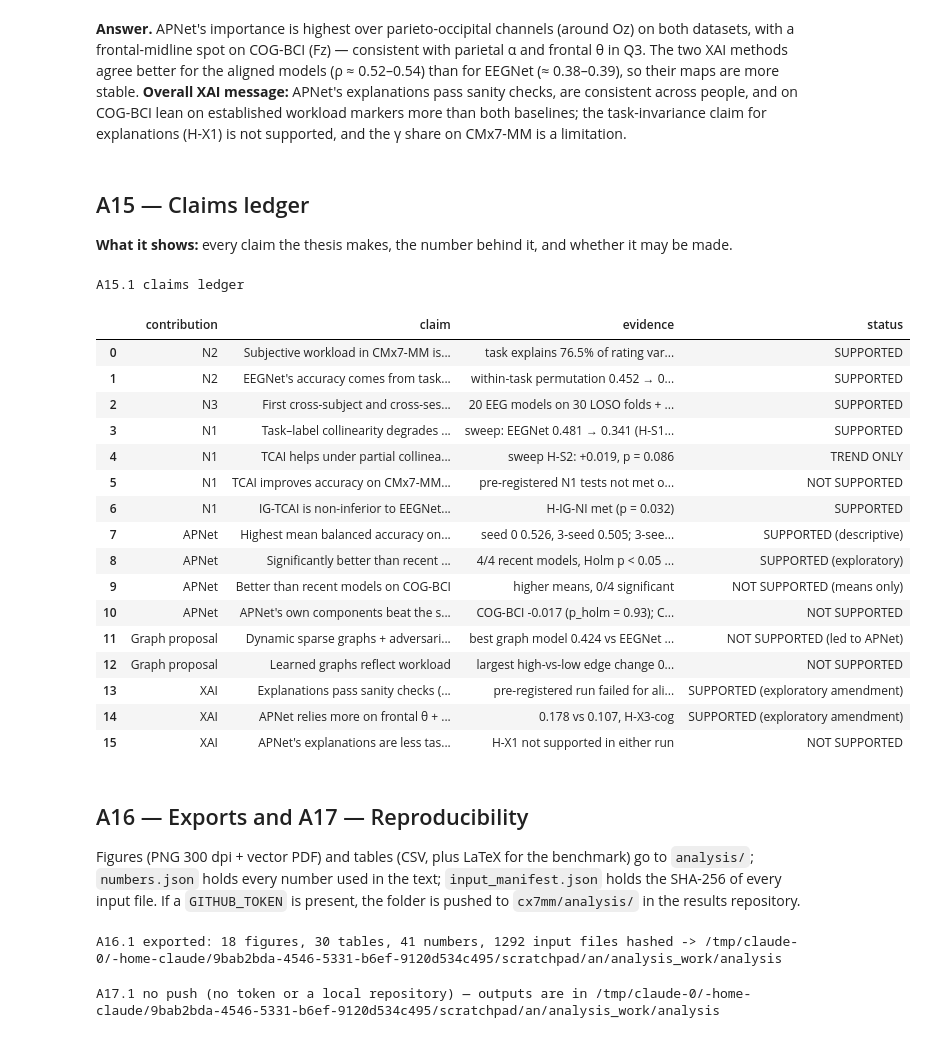
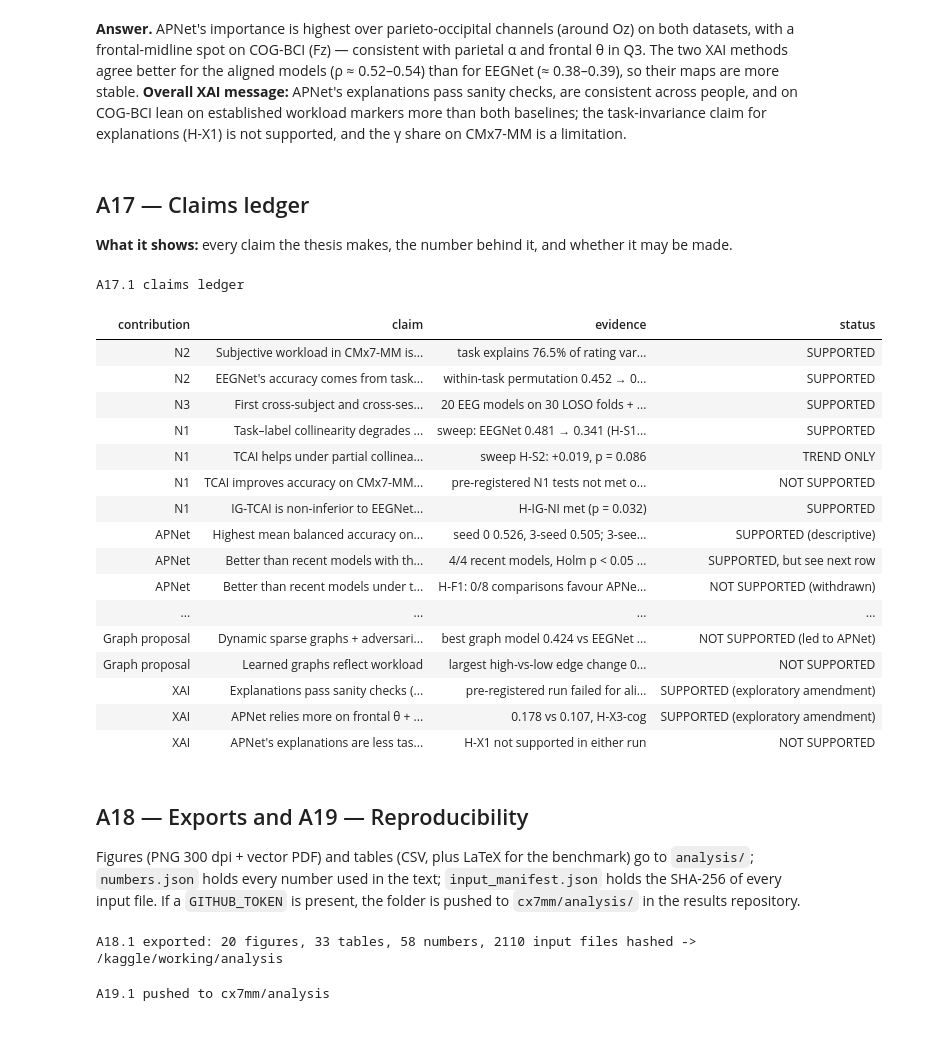
Before and after one commit to alampranto17/Thesis-project, a Jupyter notebook: cx7mm/notebook/CMx7_SI_DyGraph_ANALYSIS_with_outputs.ipynb, the cells around one changed output. Drawn from its saved outputs; the diff is of its cells as text; code cells hidden in the pictures.

Commit message:
cx7mm/notebook: updated final analysis notebook (A8 fair comparison, A9 external validation)

```diff
--- a/cx7mm/notebook/CMx7_SI_DyGraph_ANALYSIS_with_outputs.ipynb
+++ b/cx7mm/notebook/CMx7_SI_DyGraph_ANALYSIS_with_outputs.ipynb
@@ -81,7 +83,7 @@ MANIFEST = {}
 
 
 def inp(rel):
-    """Path of an input file inside cx7mm/; records its SHA-256 for the reproducibility manifest (A17)."""
+    """Path of an input file inside cx7mm/; records its SHA-256 for the reproducibility manifest (A19)."""
     p = os.path.join(ROOT, rel)
     assert os.path.exists(p), f"input missing: {rel}"
     if rel not in MANIFEST:
@@ -1538,62 +1698,65 @@ than for EEGNet (≈ 0.38–0.39), so their maps are more stable. **Overall XAI
 consistent across people, and on COG-BCI lean on established workload markers more than both baselines; the task-invariance claim for
 explanations (H-X1) is not supported, and the γ share on CMx7-MM is a limitation.
 # %% [markdown]
-## A15 — Claims ledger
+## A17 — Claims ledger
 **What it shows:** every claim the thesis makes, the number behind it, and whether it may be made.
 # %%
-# --- A15.1 Claims ledger (numbers computed above) ---
+# --- A17.1 Claims ledger (numbers computed above) ---
 D6T = read_csv("final/dev/d6_tests.csv")
 
 
 def s5(ds, ap, vs, col):
     return S5[(S5.dataset == DS_NAME[ds]) & (S5.APNet == ap) & (S5.vs == vs)][col].iloc[0]
 
 
 LEDGER = pd.DataFrame([
     ("N2", "Subjective workload in CMx7-MM is largely task identity", f"task explains {NUM['cmx7|rating_r2_task']:.1%} of rating variance; task-only lookup {NUM['cmx7|task_only']:.3f} > every EEG model", "SUPPORTED"),
     ("N2", "EEGNet's accuracy comes from task-level structure", f"within-task permutation {NUM['cmx7|perm_eegnet_true']} → {NUM['cmx7|perm_eegnet_perm']} (p = 0.99)", "SUPPORTED"),
     ("N3", "First cross-subject and cross-session benchmark on CMx7-MM", f"{FOLD['cmx7'].shape[1] - 1} EEG models on 30 LOSO folds + cross-session + COG-BCI", "SUPPORTED"),
     ("N1", "Task–label collinearity degrades cross-subject decoding", f"sweep: EEGNet {NUM['sweep|eegnet_L0']:.3f} → {NUM['sweep|eegnet_L2']:.3f} (H-S1, p = 0.001)", "SUPPORTED"),
     ("N1", "TCAI helps under partial collinearity", "sweep H-S2: +0.019, p = 0.086", "TREND ONLY"),
     ("N1", "TCAI improves accuracy on CMx7-MM / COG-BCI", "pre-registered N1 tests not met on either dataset", "NOT SUPPORTED"),
     ("N1", "IG-TCAI is non-inferior to EEGNet on CMx7-MM", "H-IG-NI met (p = 0.032)", "SUPPORTED"),
     ("APNet", "Highest mean balanced accuracy on CMx7-MM", f"seed 0 {NUM['cmx7|APNet (proposed) · seed 0|mean']:.3f}, 3-seed {NUM['cmx7|APNet (proposed) · 3-seed|mean']:.3f}; 3-seed ranks {NUM['cmx7|apnet3_rank_vs_others']} among all other models", "SUPPORTED (descriptive)"),
-    ("APNet", "Significantly better than recent models on CMx7-MM", f"{NUM['cmx7|apnet_beats_recent_significant']}/4 recent models, Holm p < 0.05 (post-hoc)", "SUPPORTED (exploratory)"),
-    ("APNet", "Better than recent models on COG-BCI", f"higher means, {NUM['cog|apnet_beats_recent_significant']}/4 significant", "NOT SUPPORTED (means only)"),
-    ("APNet", "APNet's own components beat the same pipeline without them", "; ".join(f"{DS_NAME[r.dataset]} {r.mean_diff:+.3f} (p_holm = {r.p_holm:.2f})" for _, r in D6T[D6T.test == "H-V4"].iterrows()), "NOT SUPPORTED"),
+    ("APNet", "Better than recent models with their default training (CMx7-MM)", f"{NUM['cmx7|apnet_beats_recent_significant']}/4 recent models, Holm p < 0.05 (post-hoc)", "SUPPORTED, but see next row"),
+    ("APNet", "Better than recent models under the SAME protocol (CMx7-MM, COG-BCI)", f"H-F1: {NUM['fair|hf1_significant_apnet_better']}/8 comparisons favour APNet, {NUM['fair|hf1_significant_recent_better']}/8 favour a recent model (EEG-Conformer, COG-BCI)", "NOT SUPPORTED (withdrawn)"),
+    ("Protocol", "EA + AdaBN + SWA + score centring improves other architectures too", "H-F2: ShallowConvNet +0.13 / +0.09, EEG-Conformer +0.11 / +0.06 (CMx7-MM / COG-BCI)", "SUPPORTED (descriptive)"),
+    ("APNet", "The locked recipe beats EEGNet on an unseen dataset (CONFIRMATORY)", f"Shin 2018: {NUM['shin|apnet']:.3f} vs {NUM['shin|eegnet']:.3f}, {NUM['shin|apnet_wins_vs_eegnet']}/26 participants, p = {NUM['shin|he1_p']:.1e} (H-E1)", "SUPPORTED (pre-registered)"),
+    ("APNet", "3.6k-parameter APNet matches much larger recent models on the unseen dataset", f"highest mean (rank {NUM['shin|rank_apnet']}); better than CBraMod probe and fine-tuned (Holm p < 0.05); not different from ShallowConvNet, EEG-Conformer (H-E3)", "SUPPORTED (pre-registered)"),
+    ("APNet", "APNet's own components beat the same pipeline without them", "; ".join(f"{DS_NAME[r.dataset]} {r.mean_diff:+.3f} (p_holm = {r.p_holm:.2f})" for _, r in D6T[D6T.test == "H-V4"].iterrows()) + "; Shin H-E4 −0.005 (p = 0.46)", "NOT SUPPORTED"),
     ("Graph proposal", "Dynamic sparse graphs + adversaries improve on a compact CNN", f"best graph model {NUM['dev|graph_best_cmx7']:.3f} vs EEGNet {NUM['dev|eegnet_cmx7']:.3f} (same run); full proposals near chance", "NOT SUPPORTED (led to APNet)"),
     ("Graph proposal", "Learned graphs reflect workload", f"largest high-vs-low edge change {NUM['dev|graph_max_workload_delta']:.4f}; features identify the person (probe {NUM['dev|person_probe_v2']:.2f})", "NOT SUPPORTED"),
     ("XAI", "Explanations pass sanity checks (randomisation + deletion)", "pre-registered run failed for aligned models; amendment passes for APNet on both datasets", "SUPPORTED (exploratory amendment)"),
     ("XAI", "APNet relies more on frontal θ + parietal α than EEGNet (COG-BCI)", f"{NUM['xai|cog_marker_apnet']:.3f} vs {NUM['xai|cog_marker_eegnet']:.3f}, H-X3-cog", "SUPPORTED (exploratory amendment)"),
     ("XAI", "APNet's explanations are less task-specific", "H-X1 not supported in either run", "NOT SUPPORTED"),
 ], columns=["contribution", "claim", "evidence", "status"])
-table(LEDGER, "a15_claims_ledger", "A15.1 claims ledger")
+table(LEDGER, "a17_claims_ledger", "A17.1 claims ledger")
 # %% [output]
-A15.1 claims ledger
+A17.1 claims ledger
-|  | contribution | claim | evidence | status |
-| 0 | N2 | Subjective workload in CMx7-MM is... | task explains 76.5% of rating var... | SUPPORTED |
-| 1 | N2 | EEGNet's accuracy comes from task... | within-task permutation 0.452 → 0... | SUPPORTED |
-| 2 | N3 | First cross-subject and cross-ses... | 20 EEG models on 30 LOSO folds + ... | SUPPORTED |
-| 3 | N1 | Task–label collinearity degrades ... | sweep: EEGNet 0.481 → 0.341 (H-S1... | SUPPORTED |
-| 4 | N1 | TCAI helps under partial collinea... | sweep H-S2: +0.019, p = 0.086 | TREND ONLY |
-| 5 | N1 | TCAI improves accuracy on CMx7-MM... | pre-registered N1 tests not met o... | NOT SUPPORTED |
-| 6 | N1 | IG-TCAI is non-inferior to EEGNet... | H-IG-NI met (p = 0.032) | SUPPORTED |
-| 7 | APNet | Highest mean balanced accuracy on... | seed 0 0.526, 3-seed 0.505; 3-see... | SUPPORTED (descriptive) |
-| 8 | APNet | Significantly better than recent ... | 4/4 recent models, Holm p < 0.05 ... | SUPPORTED (exploratory) |
-| 9 | APNet | Better than recent models on COG-BCI | higher means, 0/4 significant | NOT SUPPORTED (means only) |
-| 10 | APNet | APNet's own components beat the s... | COG-BCI -0.017 (p_holm = 0.93); C... | NOT SUPPORTED |
-| 11 | Graph proposal | Dynamic sparse graphs + adversari... | best graph model 0.424 vs EEGNet ... | NOT SUPPORTED (led to APNet) |
-| 12 | Graph proposal | Learned graphs reflect workload | largest high-vs-low edge change 0... | NOT SUPPORTED |
-| 13 | XAI | Explanations pass sanity checks (... | pre-registered run failed for ali... | SUPPORTED (exploratory amendment) |
-| 14 | XAI | APNet relies more on frontal θ + ... | 0.178 vs 0.107, H-X3-cog | SUPPORTED (exploratory amendment) |
-| 15 | XAI | APNet's explanations are less tas... | H-X1 not supported in either run | NOT SUPPORTED |
+| contribution | claim | evidence | status |
+| N2 | Subjective workload in CMx7-MM is... | task explains 76.5% of rating var... | SUPPORTED |
+| N2 | EEGNet's accuracy comes from task... | within-task permutation 0.452 → 0... | SUPPORTED |
+| N3 | First cross-subject and cross-ses... | 20 EEG models on 30 LOSO folds + ... | SUPPORTED |
+| N1 | Task–label collinearity degrades ... | sweep: EEGNet 0.481 → 0.341 (H-S1... | SUPPORTED |
+| N1 | TCAI helps under partial collinea... | sweep H-S2: +0.019, p = 0.086 | TREND ONLY |
+| N1 | TCAI improves accuracy on CMx7-MM... | pre-registered N1 tests not met o... | NOT SUPPORTED |
+| N1 | IG-TCAI is non-inferior to EEGNet... | H-IG-NI met (p = 0.032) | SUPPORTED |
+| APNet | Highest mean balanced accuracy on... | seed 0 0.526, 3-seed 0.505; 3-see... | SUPPORTED (descriptive) |
+| APNet | Better than recent models with th... | 4/4 recent models, Holm p < 0.05 ... | SUPPORTED, but see next row |
+| APNet | Better than recent models under t... | H-F1: 0/8 comparisons favour APNe... | NOT SUPPORTED (withdrawn) |
+| ... | ... | ... | ... |
+| Graph proposal | Dynamic sparse graphs + adversari... | best graph model 0.424 vs EEGNet ... | NOT SUPPORTED (led to APNet) |
+| Graph proposal | Learned graphs reflect workload | largest high-vs-low edge change 0... | NOT SUPPORTED |
+| XAI | Explanations pass sanity checks (... | pre-registered run failed for ali... | SUPPORTED (exploratory amendment) |
+| XAI | APNet relies more on frontal θ + ... | 0.178 vs 0.107, H-X3-cog | SUPPORTED (exploratory amendment) |
+| XAI | APNet's explanations are less tas... | H-X1 not supported in either run | NOT SUPPORTED |
 # %% [markdown]
-## A16 — Exports and A17 — Reproducibility
+## A18 — Exports and A19 — Reproducibility
 Figures (PNG 300 dpi + vector PDF) and tables (CSV, plus LaTeX for the benchmark) go to `analysis/`; `numbers.json` holds every number
 used in the text; `input_manifest.json` holds the SHA-256 of every input file. If a `GITHUB_TOKEN` is present, the folder is pushed to
 `cx7mm/analysis/` in the results repository.
 # %%
-# --- A16.1 numbers.json, LaTeX benchmark tables, manifest ---
+# --- A18.1 numbers.json, LaTeX benchmark tables, manifest ---
 for ds in ("cmx7", "cog"):
     b = BENCH[ds].reset_index().rename(columns={"index": "model"})
     b["95\\% CI"] = [f"[{l:.3f}, {h:.3f}]" for l, h in zip(b.lo, b.hi)]
@@ -1609,12 +1772,12 @@ json.dump(NUM, open(os.path.join(OUT, "numbers.json"), "w"), indent=1)
 json.dump({"repository_commit": COMMIT, "created_utc": datetime.now(timezone.utc).isoformat(), "inputs_sha256": MANIFEST,
            "python": platform.python_version(), "pandas": pd.__version__, "numpy": np.__version__, "matplotlib": matplotlib.__version__},
           open(os.path.join(OUT, "input_manifest.json"), "w"), indent=1)
-print(f"A16.1 exported: {len(FIGS)} figures, {len(os.listdir(os.path.join(OUT, 'tables')))} tables, {len(NUM)} numbers, "
+print(f"A18.1 exported: {len(FIGS)} figures, {len(os.listdir(os.path.join(OUT, 'tables')))} tables, {len(NUM)} numbers, "
       f"{len(MANIFEST)} input files hashed -> {OUT}")
 # %% [output]
-A16.1 exported: 18 figures, 30 tables, 41 numbers, 1292 input files hashed -> /tmp/claude-0/-home-claude/9bab2bda-4546-5331-b6ef-9120d534c495/scratchpad/an/analysis_work/analysis
+A18.1 exported: 20 figures, 33 tables, 58 numbers, 2110 input files hashed -> /kaggle/working/analysis
 # %%
-# --- A17.1 Push the analysis folder to GitHub (cx7mm/analysis); skipped without a token ---
+# --- A19.1 Push the analysis folder to GitHub (cx7mm/analysis); skipped without a token ---
 if TOKEN and os.path.isdir(os.path.join(REPO, ".git")) and not os.environ.get("ANALYSIS_NO_PUSH"):
     dst = os.path.join(ROOT, "analysis")
     shutil.rmtree(dst, ignore_errors=True); shutil.copytree(OUT, dst)
@@ -1623,8 +1786,8 @@ if TOKEN and os.path.isdir(os.path.join(REPO, ".git")) and not os.environ.get("A
     g("add", "cx7mm/analysis")
     g("commit", "-q", "-m", f"cx7mm/analysis: final analysis notebook outputs (inputs at {COMMIT[:10]})")
     res = g("push", "-q", "origin", "HEAD:main")
-    print("A17.1 pushed to cx7mm/analysis" if res.returncode == 0 else f"A17.1 push failed: {(res.stderr or '')[-300:].replace(TOKEN, '***')}")
+    print("A19.1 pushed to cx7mm/analysis" if res.returncode == 0 else f"A19.1 push failed: {(res.stderr or '')[-300:].replace(TOKEN, '***')}")
 else:
-    print(f"A17.1 no push (no token or a local repository) — outputs are in {OUT}")
+    print(f"A19.1 no push (no token or a local repository) — outputs are in {OUT}")
 # %% [output]
-A17.1 no push (no token or a local repository) — outputs are in /tmp/claude-0/-home-claude/9bab2bda-4546-5331-b6ef-9120d534c495/scratchpad/an/analysis_work/analysis
+A19.1 pushed to cx7mm/analysis
```
Also changed, not shown: parts of 35 cells of this notebook.
